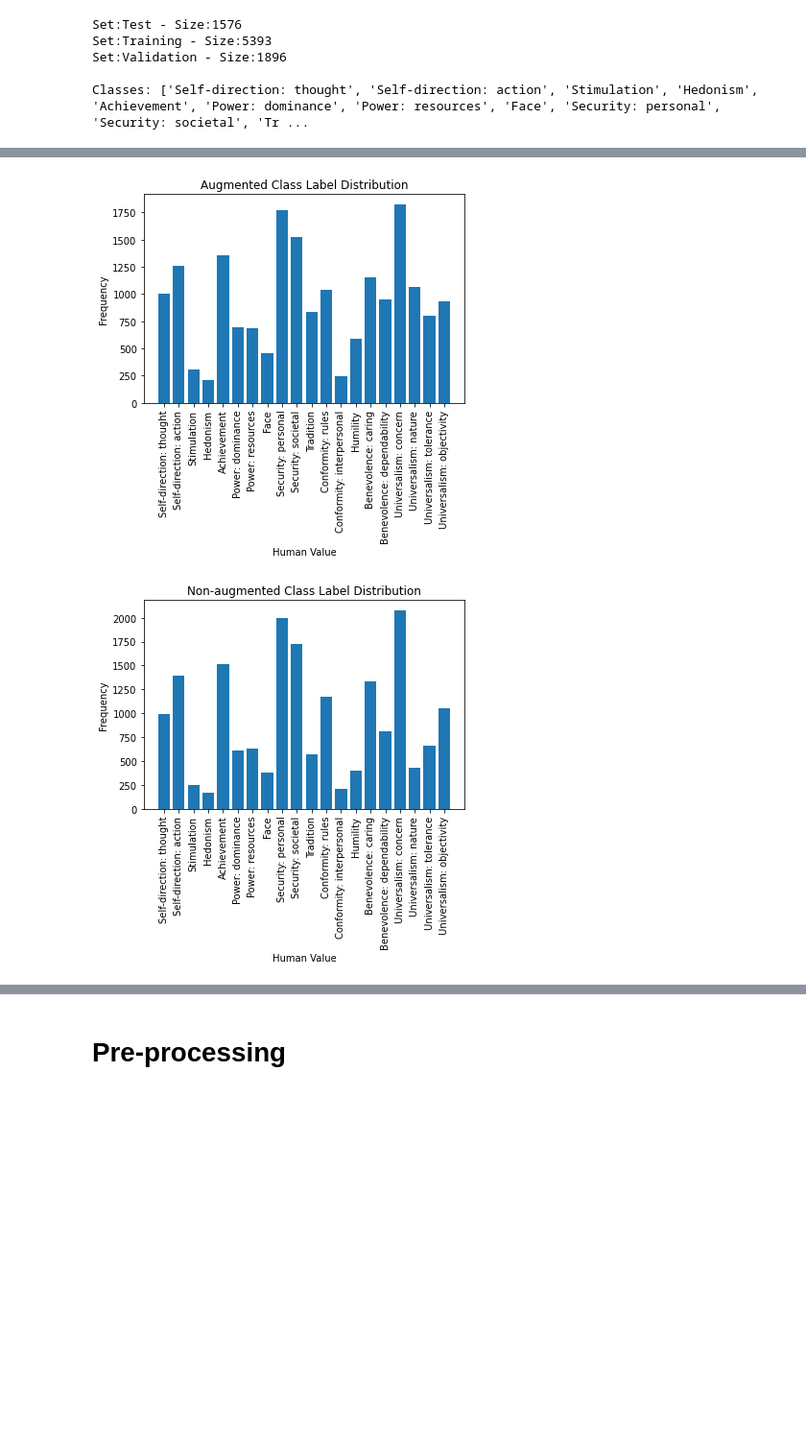
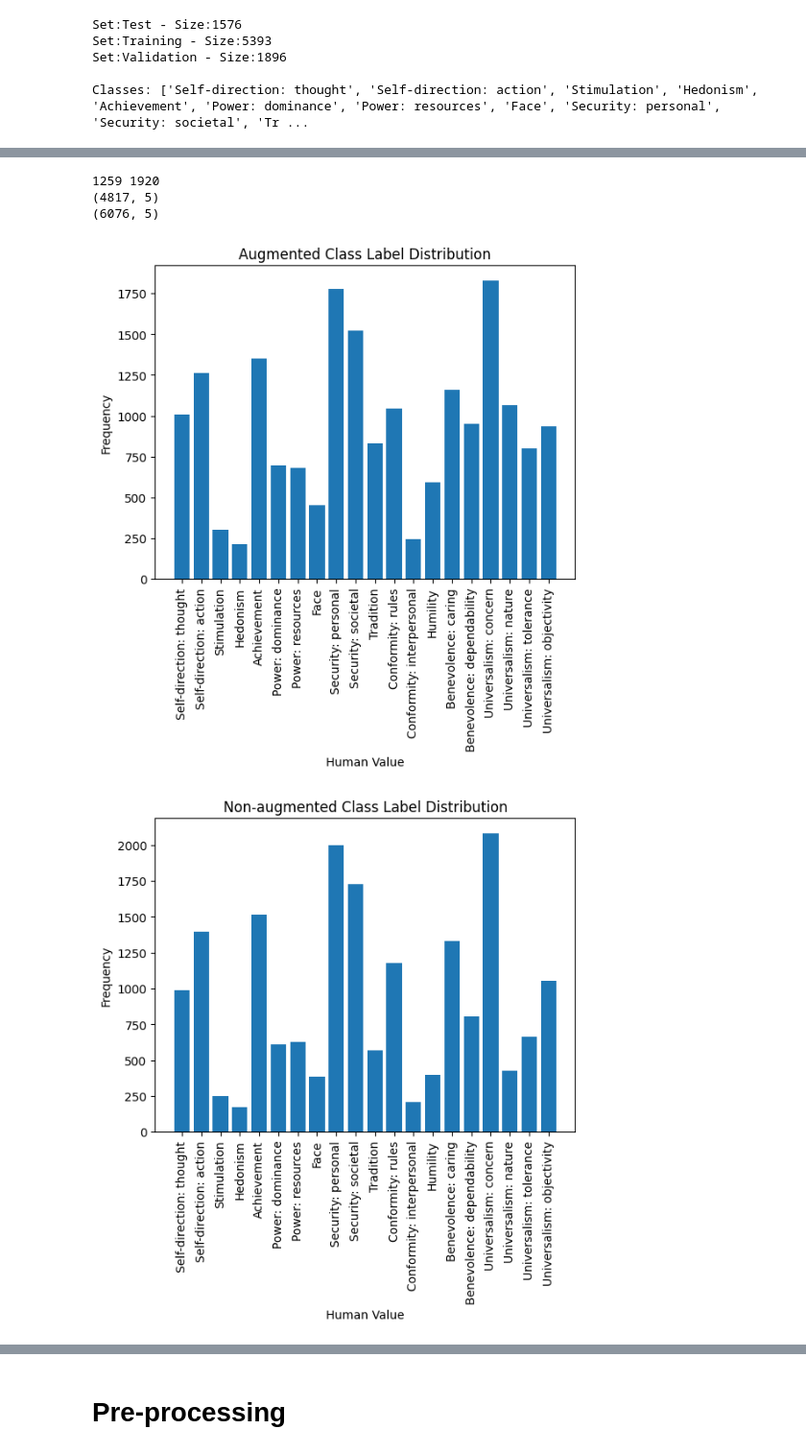
Before and after one commit to Lisa-dk/LTP, a Jupyter notebook: notebook.ipynb, the cells around one changed output, grey strips where cells are left out. Shown at 96% size. Cells and saved outputs as stored; diff of their text form; code cells hidden in the pictures; blank space fills up the shorter version.

```diff
--- a/notebook.ipynb
+++ b/notebook.ipynb
@@ -48,6 +49,9 @@ Classes: ['Self-direction: thought', 'Self-direction: action', 'Stimulation', 'H
 from itertools import chain
 from collections import Counter
 import random
+import nltk
+nltk.download('stopwords')
+nltk.download('wordnet')
 
 def fix_class_imbalance(data, eda=False):
     russian_aug = np.load(os.path.join(DATA_PATH, 'train_aug', 'back_trans_ru_augm.npy'))
@@ -128,5 +135,8 @@ plt.show()
+1259 1920
+(4817, 5)
+(6076, 5)
-[figure, old version]
+[figure, new version]
-[figure, old version]
+[figure, new version]
 # %%
 def add_augmented_data(data):
     russian_aug = np.load(os.path.join(DATA_PATH, 'train_aug', 'back_trans_ru_augm.npy'))
```
Also changed, not shown: parts of 20 cells of this notebook, 1 other file.
